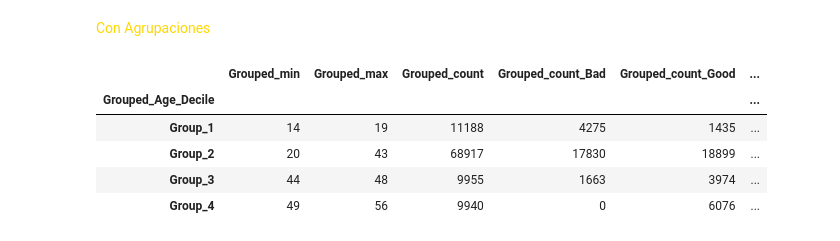
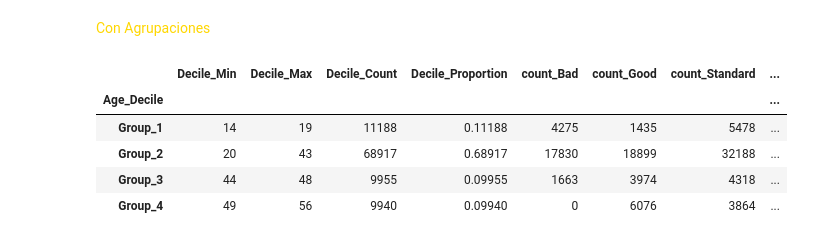
Before and after one commit to adoljc87/SCORE, a Jupyter notebook: notebooks/1_BIVARIATE_ANALYSIS/1_Age.ipynb, the cells around one changed output. Saved outputs shown, nothing was run; the diff lists cells and outputs as text; code cells hidden in the pictures.

Commit message:
se continúa desarrollando el análisis bivariado para age y mejorando el análisis de deciles

```diff
--- a/notebooks/1_BIVARIATE_ANALYSIS/1_Age.ipynb
+++ b/notebooks/1_BIVARIATE_ANALYSIS/1_Age.ipynb
@@ -270,38 +270,39 @@ group_map = {
     0: "Group_1",
     1: "Group_2",
     2: "Group_2",
     3: "Group_2",
     4: "Group_2",
     5: "Group_2",
     6: "Group_2",
     7: "Group_2",
     8: "Group_3",
     9: "Group_4"
 }
 
 # Aplicar la agrupación de deciles
 df_grouped = group_deciles(df_deciles, continuous_variable="Age", group_map=group_map)
 
 # Resumir la información de los deciles agrupados
 summary_results = summarize_grouped_deciles(
     df_deciles=df_grouped,
-    grouped_col='Grouped_Age_Decile',
+    grouped_col='Age_Decile',
     continuous_variable='Age',
-    target_col='Credit_Mix'
+    target_col='Credit_Mix',
+    prefix = ''
 )
 
 # Extraer información clave
 grouped_stats = summary_results['statistics']   # Estadísticas generales
 grouped_counts = summary_results['counts']     # Conteos por categoría
 grouped_proportions = summary_results['proportions']  # Proporciones por categoría
 grouped_summary_df = summary_results['df']     # DataFrame consolidado con todo
 
 # Ver el DataFrame final consolidado
 display(grouped_summary_df)
 # %% [output]
-|  | Grouped_min | Grouped_max | Grouped_count | Grouped_count_Bad | Grouped_count_Good | ... |
-| Grouped_Age_Decile |  |  |  |  |  | ... |
-| Group_1 | 14 | 19 | 11188 | 4275 | 1435 | ... |
-| Group_2 | 20 | 43 | 68917 | 17830 | 18899 | ... |
-| Group_3 | 44 | 48 | 9955 | 1663 | 3974 | ... |
-| Group_4 | 49 | 56 | 9940 | 0 | 6076 | ... |
+|  | Decile_Min | Decile_Max | Decile_Count | Decile_Proportion | count_Bad | count_Good | count_Standard | ... |
+| Age_Decile |  |  |  |  |  |  |  | ... |
+| Group_1 | 14 | 19 | 11188 | 0.11188 | 4275 | 1435 | 5478 | ... |
+| Group_2 | 20 | 43 | 68917 | 0.68917 | 17830 | 18899 | 32188 | ... |
+| Group_3 | 44 | 48 | 9955 | 0.09955 | 1663 | 3974 | 4318 | ... |
+| Group_4 | 49 | 56 | 9940 | 0.09940 | 0 | 6076 | 3864 | ... |
```
Also changed, not shown: parts of 5 cells of this notebook, 1 other file.
